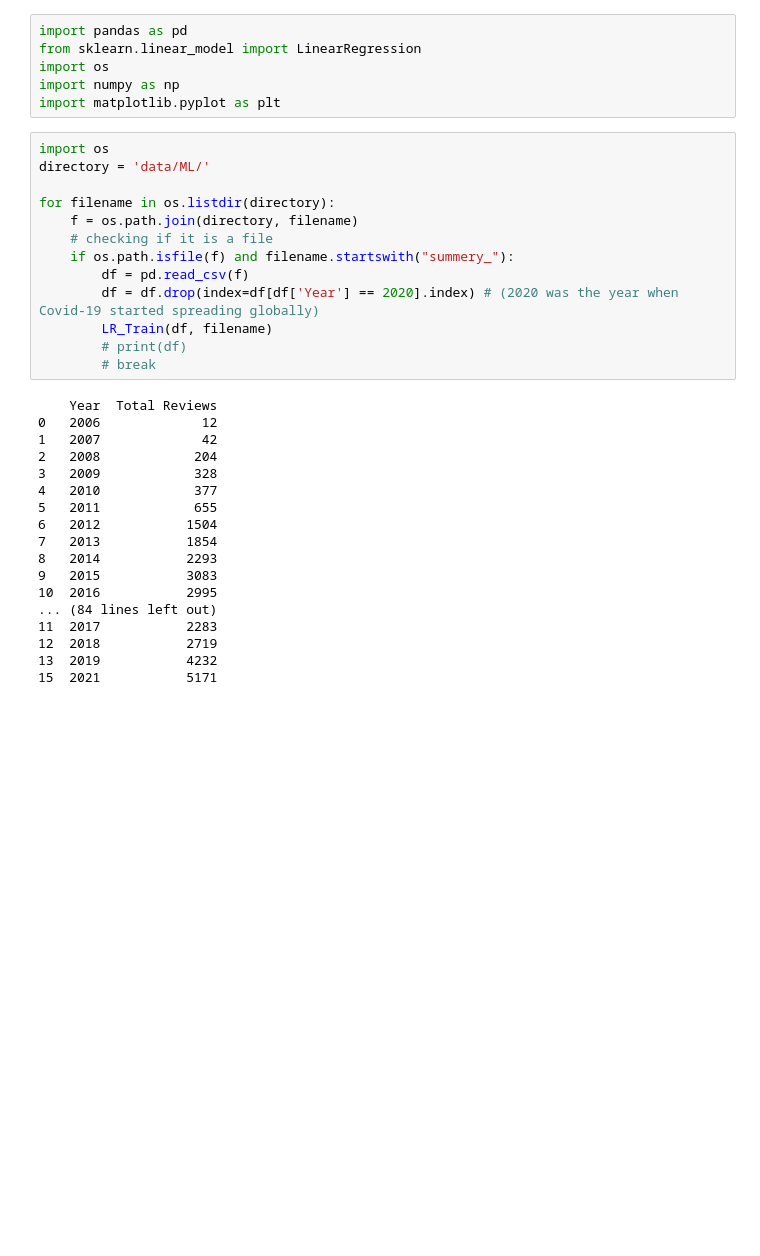
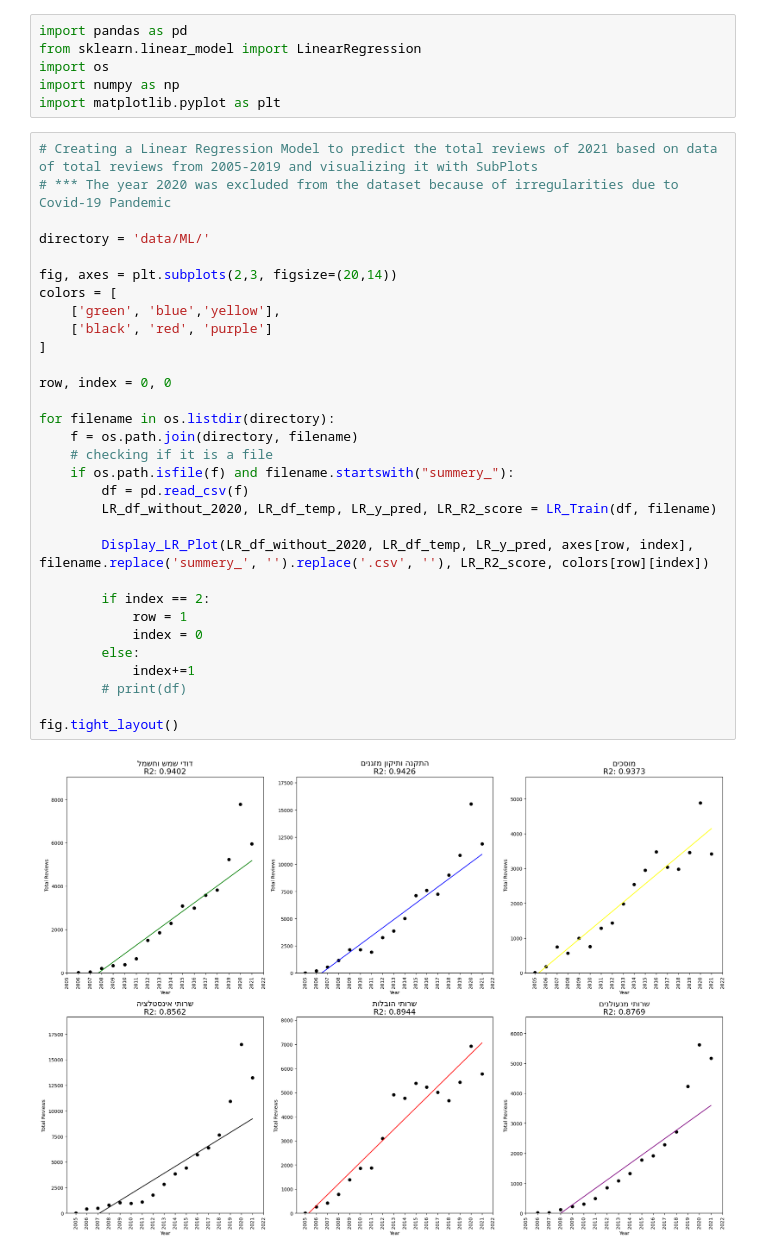
Before and after one commit to Omer-5/midrag, a Jupyter notebook: ML.ipynb, the cells around one changed output. Drawn from its saved outputs; the diff is of its cells as text; blank space fills up the shorter version.

Commit message:
Updated the graphs of the ML

```diff
--- a/ML.ipynb
+++ b/ML.ipynb
@@ -4,35 +4,37 @@ from sklearn.linear_model import LinearRegression
 import os
 import numpy as np
 import matplotlib.pyplot as plt
-# %%
-import os
-directory = 'data/ML/'
-
-for filename in os.listdir(directory):
-    f = os.path.join(directory, filename)
-    # checking if it is a file
-    if os.path.isfile(f) and filename.startswith("summery_"):
-        df = pd.read_csv(f)
-        df = df.drop(index=df[df['Year'] == 2020].index) # (2020 was the year when Covid-19 started spreading globally)
-        LR_Train(df, filename)
-        # print(df)
-        # break
-# %% [output]
-    Year  Total Reviews
-0   2006             12
-1   2007             42
-2   2008            204
-3   2009            328
-4   2010            377
-5   2011            655
-6   2012           1504
-7   2013           1854
-8   2014           2293
-9   2015           3083
-10  2016           2995
-... (84 lines left out)
-11  2017           2283
-12  2018           2719
-13  2019           4232
-15  2021           5171
+# %%
+# Creating a Linear Regression Model to predict the total reviews of 2021 based on data of total reviews from 2005-2019 and visualizing it with SubPlots
+# *** The year 2020 was excluded from the dataset because of irregularities due to Covid-19 Pandemic
+
+directory = 'data/ML/'
+
+fig, axes = plt.subplots(2,3, figsize=(20,14))
+colors = [
+    ['green', 'blue','yellow'],
+    ['black', 'red', 'purple']
+]
+
+row, index = 0, 0
+
+for filename in os.listdir(directory):
+    f = os.path.join(directory, filename)
+    # checking if it is a file
+    if os.path.isfile(f) and filename.startswith("summery_"):
+        df = pd.read_csv(f)
+        LR_df_without_2020, LR_df_temp, LR_y_pred, LR_R2_score = LR_Train(df, filename)
+
+        Display_LR_Plot(LR_df_without_2020, LR_df_temp, LR_y_pred, axes[row, index], filename.replace('summery_', '').replace('.csv', ''), LR_R2_score, colors[row][index])
+
+        if index == 2:
+            row = 1
+            index = 0
+        else:
+            index+=1
+        # print(df)
+
+fig.tight_layout()
+# %% [output]
+[figure, added]
 # %%
```
Also changed, not shown: parts of 3 cells of this notebook.
